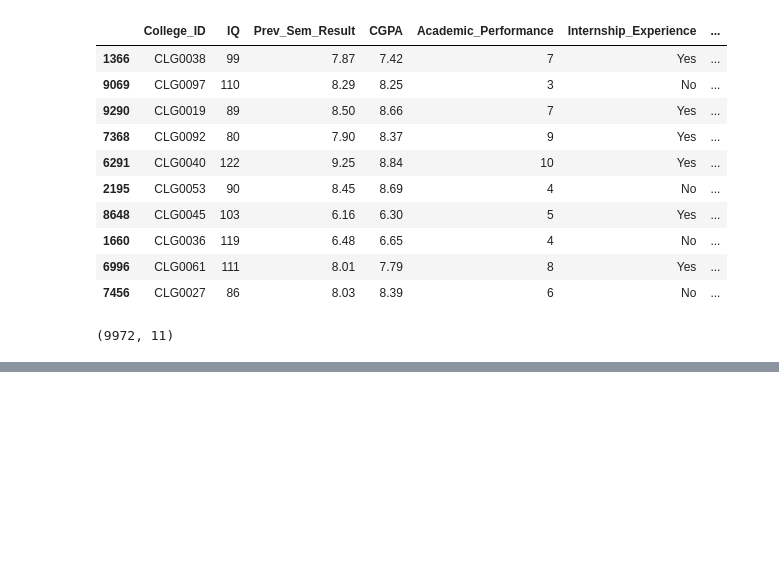
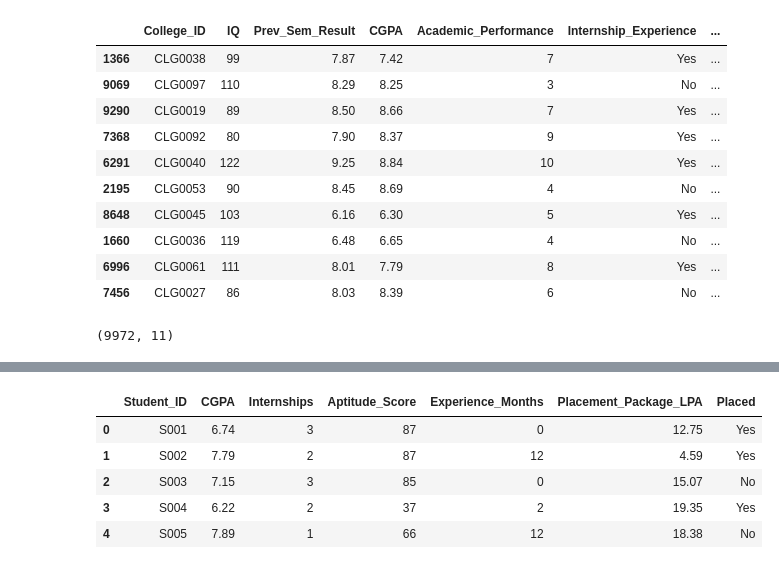
Before and after one commit to Shekhar7017/EDA, a Jupyter notebook: FeatureEngineering.ipynb, the cells around one changed output, grey strips where cells are left out. Saved outputs shown, nothing was run; the diff lists cells and outputs as text; code cells hidden in the pictures; blank space fills up the shorter version.

```diff
--- a/FeatureEngineering.ipynb
+++ b/FeatureEngineering.ipynb
@@ -2018,0 +2057,9 @@ new_df.shape
+# %%
+df.head()
+# %% [output]
+|  | Student_ID | CGPA | Internships | Aptitude_Score | Experience_Months | Placement_Package_LPA | Placed |
+| 0 | S001 | 6.74 | 3 | 87 | 0 | 12.75 | Yes |
+| 1 | S002 | 7.79 | 2 | 87 | 12 | 4.59 | Yes |
+| 2 | S003 | 7.15 | 3 | 85 | 0 | 15.07 | No |
+| 3 | S004 | 6.22 | 2 | 37 | 2 | 19.35 | Yes |
+| 4 | S005 | 7.89 | 1 | 66 | 12 | 18.38 | No |
```
Also changed, not shown: parts of 18 cells of this notebook, 1 other file.
